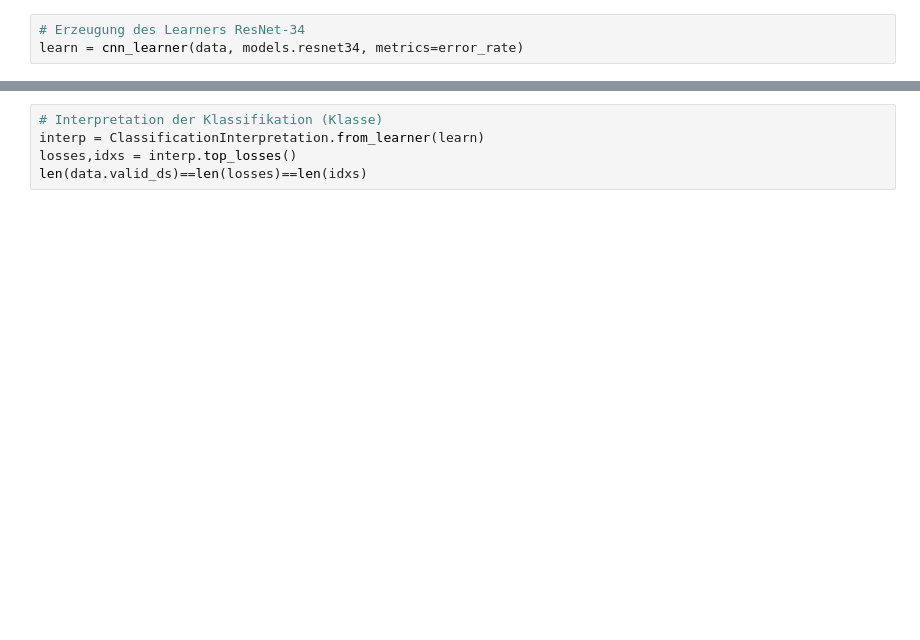
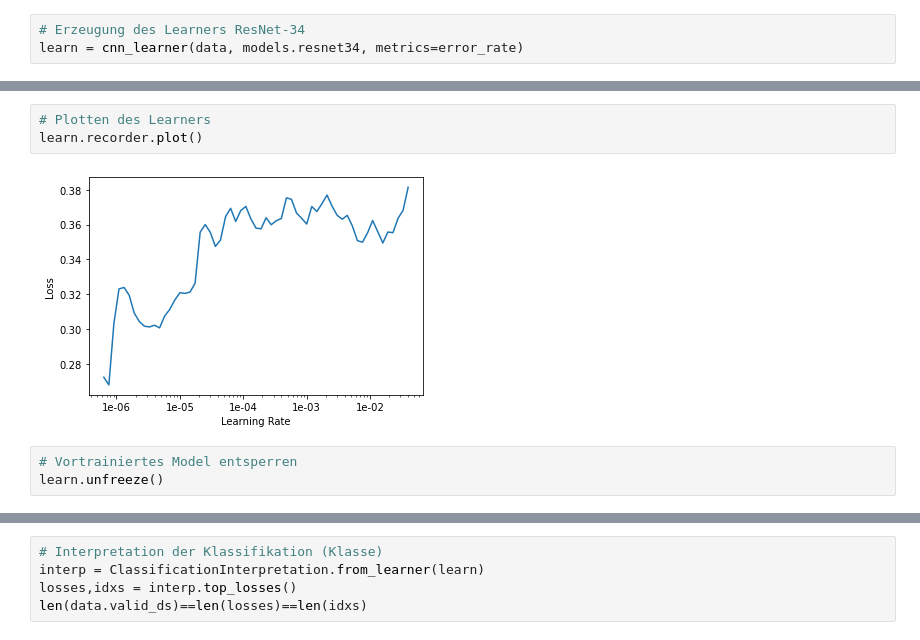
Before and after one commit to spreusler/skin-cancer-isic, a Jupyter notebook: notebook.ipynb, the cells around one changed output, grey strips where cells are left out. Drawn from its saved outputs; the diff is of its cells as text; blank space fills up the shorter version.

```diff
--- a/notebook.ipynb
+++ b/notebook.ipynb
@@ -88,0 +149,8 @@ learn.save('stage-1')
+# %%
+# Plotten des Learners
+learn.recorder.plot()
+# %% [output]
+[figure, added]
+# %%
+# Vortrainiertes Model entsperren
+learn.unfreeze()
```
Also changed, not shown: parts of 75 cells of this notebook.
